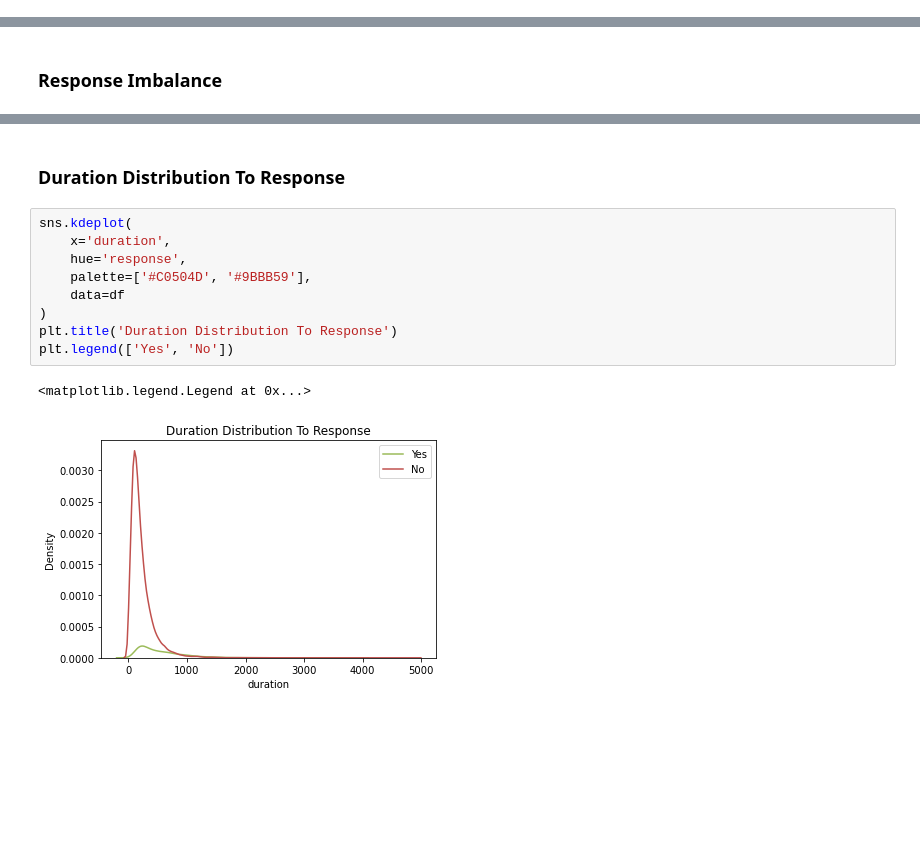
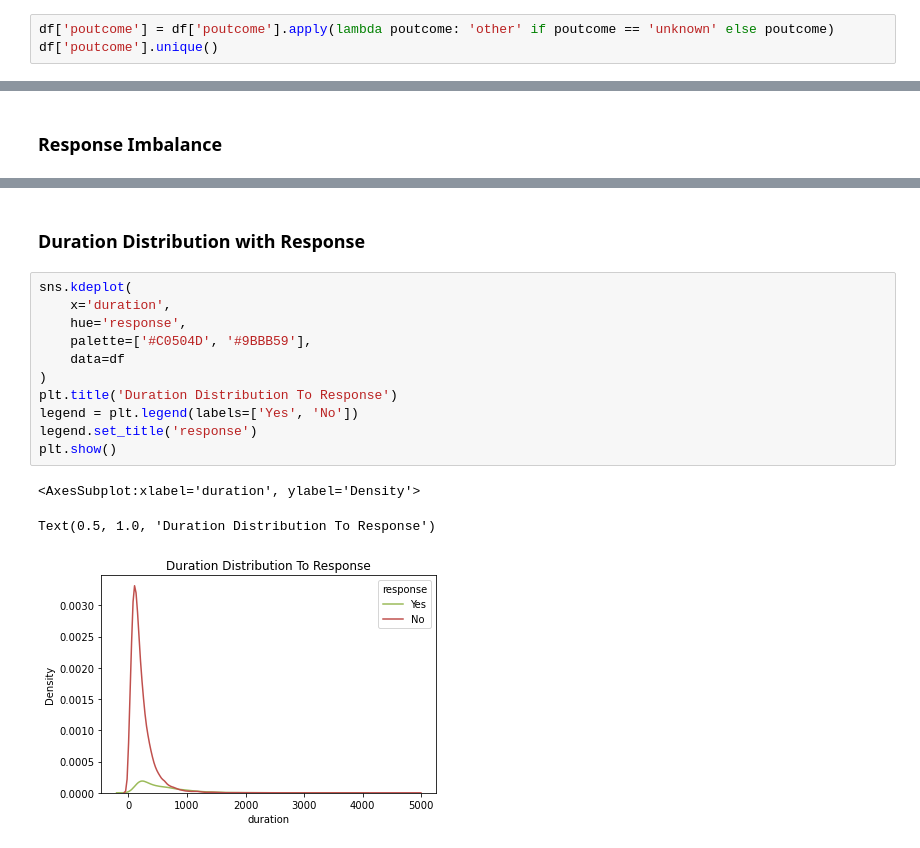
Before and after one commit to dendihandian/data-portfolio, a Jupyter notebook: bank-marketing/bank-marketing.ipynb, the cells around one changed output, grey strips where cells are left out. Drawn from its saved outputs; the diff is of its cells as text; blank space fills up the shorter version.

Commit message:
poutcome plot

```diff
--- a/bank-marketing/bank-marketing.ipynb
+++ b/bank-marketing/bank-marketing.ipynb
@@ -65,0 +73,3 @@ There is no missing value
+# %%
+df['poutcome'] = df['poutcome'].apply(lambda poutcome: 'other' if poutcome == 'unknown' else poutcome)
+df['poutcome'].unique()
@@ -171,15 +194,18 @@ for a,b in response_class_df.iterrows():
 [figure]
 # %% [markdown]
-### Duration Distribution To Response
+### Duration Distribution with Response
 # %%
 sns.kdeplot(
     x='duration',
     hue='response',
     palette=['#C0504D', '#9BBB59'],
     data=df
 )
 plt.title('Duration Distribution To Response')
-plt.legend(['Yes', 'No'])
+legend = plt.legend(labels=['Yes', 'No'])
+legend.set_title('response')
+plt.show()
 # %% [output]
-<matplotlib.legend.Legend at 0x...>
+<AxesSubplot:xlabel='duration', ylabel='Density'>
+Text(0.5, 1.0, 'Duration Distribution To Response')
-[figure, old version]
+[figure, new version]
```
Also changed, not shown: parts of 7 cells of this notebook.
